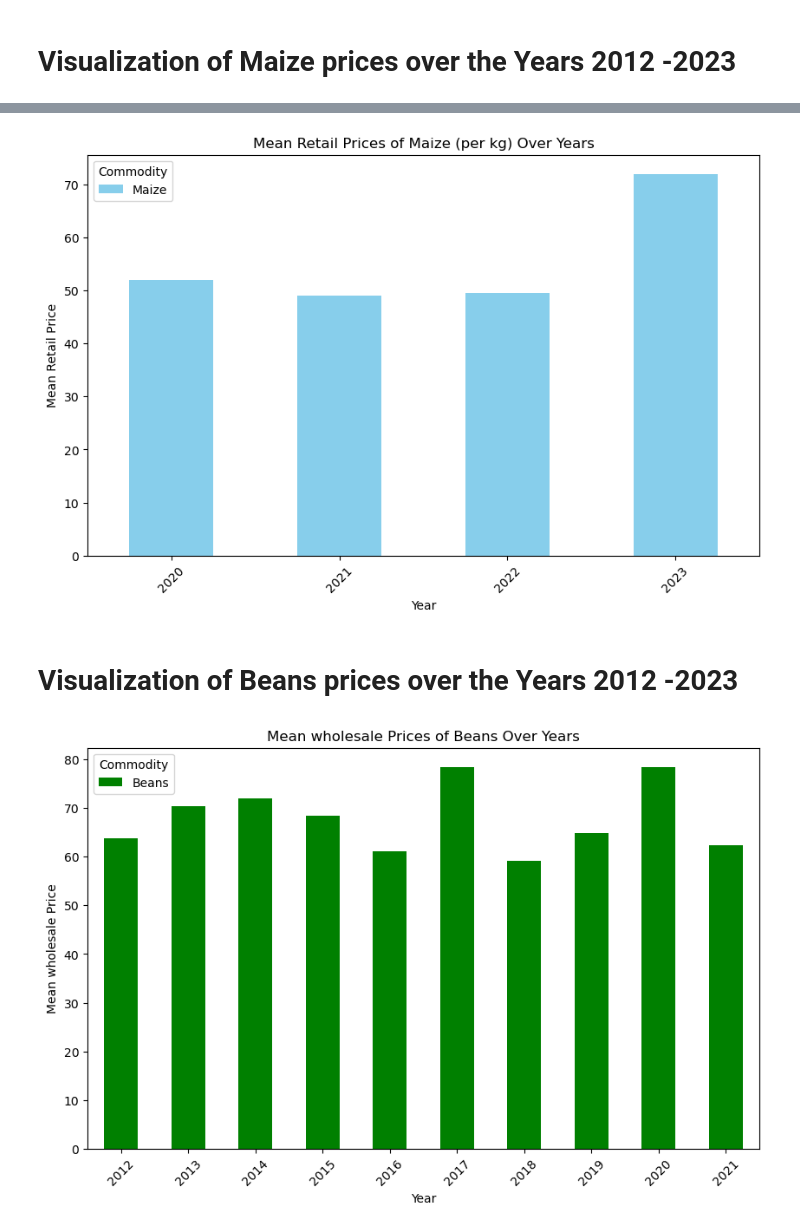
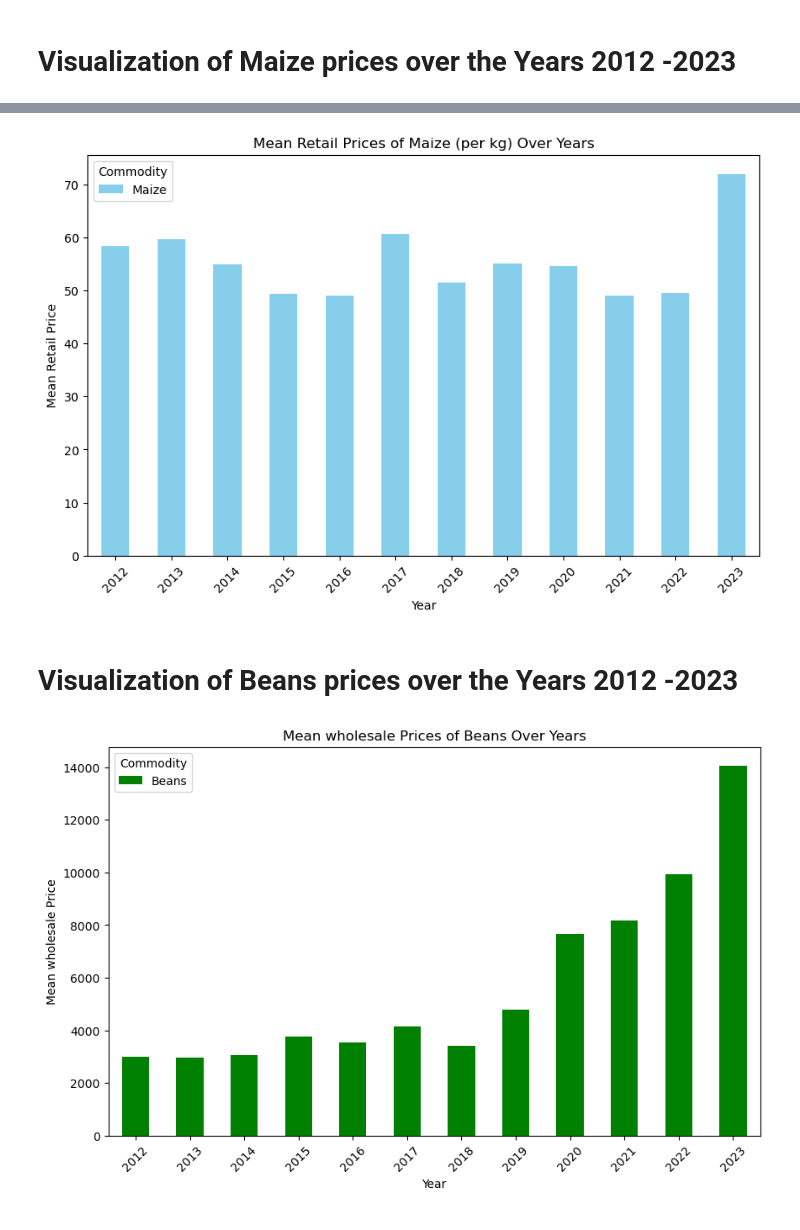
Before and after one commit to EvangelineNgunjiri/KilimoRiziki-Decision-Hub, a Jupyter notebook: Crops EDA.ipynb, the cells around one changed output, grey strips where cells are left out. Saved outputs shown, nothing was run; the diff lists cells and outputs as text; code cells hidden in the pictures.

```diff
--- a/Crops EDA.ipynb
+++ b/Crops EDA.ipynb
@@ -29,6 +30,6 @@ df.head(30)
 # %%
 # Select specific rows based on item names
-selected_items = ['Maize', 'Beans', 'Sugarcane', 'Potatoes','Bananas']
+selected_items = ['Maize', 'Beans', 'Potatoes','Bananas']
 filtered_df = df[df['commodity'].isin(selected_items)]
 filtered_df.head(3000)
 # %% [output]
@@ -48,2 +48,0 @@ filtered_df.head(3000)
-# %%
-filtered_df['commodity'] = filtered_df['commodity'].replace('Maize \(white\)', 'Maize', regex=True)
@@ -112,6 +107,11 @@ filtered_df.head(5)
 # %% [markdown]
 # Visualization of Maize prices over the Years 2012 -2023
 # %%
+# Convert 'date' to datetime format
+filtered_df['date'] = pd.to_datetime(filtered_df['date'], format='%d/%m/%Y')
+
+# Extract the year from the 'date' column
+filtered_df['year'] = filtered_df['date'].dt.year
 # Clean the 'price' column
 filtered_df['price'] = pd.to_numeric(filtered_df['price'], errors='coerce')
 
@@ -150,29 +150,29 @@ plt.xticks(rotation=45)
 plt.legend(title='Commodity')
 plt.show()
 # %% [output]
-[figure, old version]
+[figure, new version]
 # %% [markdown]
 # Visualization of Beans prices over the Years 2012 -2023
 # %%
 filtered_df = filtered_df.copy()
 
 filtered_df['date'] = pd.to_datetime(filtered_df['date'], format='%d/%m/%Y')
 filtered_df['year'] = filtered_df['date'].dt.year
 
 # Select only Beans data
 beans_data_wholesale = filtered_df[(filtered_df['commodity'] == 'Beans') & (filtered_df['pricetype'] == 'Wholesale')]
 
 # Calculate mean prices for Beans and unstack the result
-mean_prices_wholesale = beans_data_wholesale.groupby(['year', 'commodity'])['price'].mean().unstack()
+mean_prices_wholesale_beans = beans_data_wholesale.groupby(['year', 'commodity'])['price'].mean().unstack()
 
 # Bar plot for Beans
-mean_prices_beans.plot(kind='bar', stacked=True, figsize=(10, 6), color='green')
+mean_prices_wholesale_beans.plot(kind='bar', stacked=True, figsize=(10, 6), color='green')
 plt.title('Mean wholesale Prices of Beans Over Years')
 plt.xlabel('Year')
 plt.ylabel('Mean wholesale Price')
 plt.xticks(rotation=45)
 plt.legend(title='Commodity')
 plt.show()
 # %% [output]
-[figure, old version]
+[figure, new version]
 # %%
```
Also changed, not shown: parts of 20 cells of this notebook.
